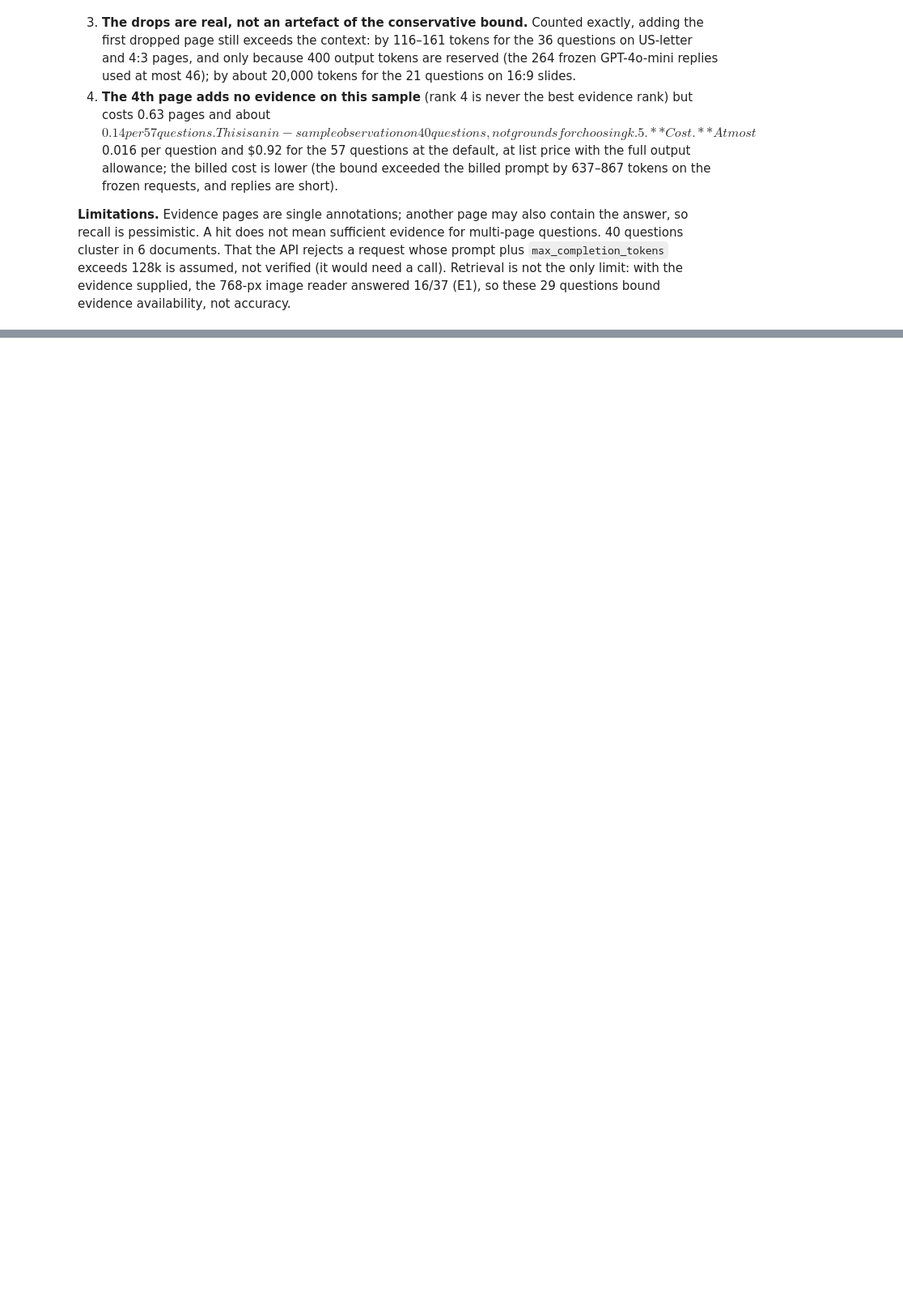
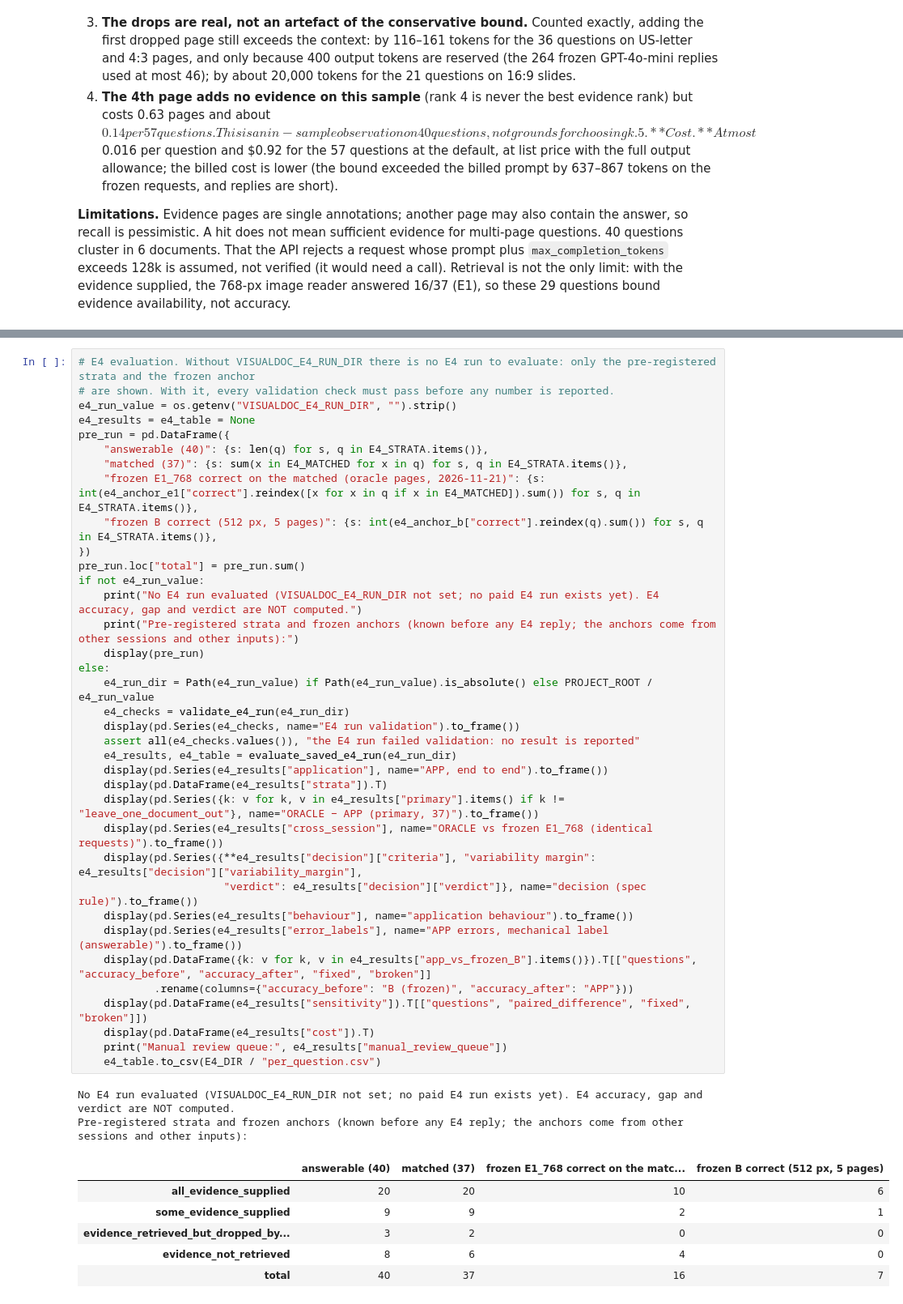
Before and after one commit to ROUSenghak/Multimodal-Document-Intelligence, a Jupyter notebook: notebooks/03_evaluation.ipynb, the cells around one changed output, grey strips where cells are left out. Shown at 81% size. Cells and saved outputs as stored; diff of their text form; blank space fills up the shorter version.

```diff
--- a/notebooks/03_evaluation.ipynb
+++ b/notebooks/03_evaluation.ipynb
@@ -3816,0 +4204,45 @@ Wrote 171 rows to data/processed/mmlongbench_doc/app_context/per_run.csv and dat
+# %%
+# E4 evaluation. Without VISUALDOC_E4_RUN_DIR there is no E4 run to evaluate: only the pre-registered strata and the frozen anchor
+# are shown. With it, every validation check must pass before any number is reported.
+e4_run_value = os.getenv("VISUALDOC_E4_RUN_DIR", "").strip()
+e4_results = e4_table = None
+pre_run = pd.DataFrame({
+    "answerable (40)": {s: len(q) for s, q in E4_STRATA.items()},
+    "matched (37)": {s: sum(x in E4_MATCHED for x in q) for s, q in E4_STRATA.items()},
+    "frozen E1_768 correct on the matched (oracle pages, 2026-11-21)": {s: int(e4_anchor_e1["correct"].reindex([x for x in q if x in E4_MATCHED]).sum()) for s, q in E4_STRATA.items()},
+    "frozen B correct (512 px, 5 pages)": {s: int(e4_anchor_b["correct"].reindex(q).sum()) for s, q in E4_STRATA.items()},
+})
+pre_run.loc["total"] = pre_run.sum()
+if not e4_run_value:
+    print("No E4 run evaluated (VISUALDOC_E4_RUN_DIR not set; no paid E4 run exists yet). E4 accuracy, gap and verdict are NOT computed.")
+    print("Pre-registered strata and frozen anchors (known before any E4 reply; the anchors come from other sessions and other inputs):")
+    display(pre_run)
+else:
+    e4_run_dir = Path(e4_run_value) if Path(e4_run_value).is_absolute() else PROJECT_ROOT / e4_run_value
+    e4_checks = validate_e4_run(e4_run_dir)
+    display(pd.Series(e4_checks, name="E4 run validation").to_frame())
+    assert all(e4_checks.values()), "the E4 run failed validation: no result is reported"
+    e4_results, e4_table = evaluate_saved_e4_run(e4_run_dir)
+    display(pd.Series(e4_results["application"], name="APP, end to end").to_frame())
+    display(pd.DataFrame(e4_results["strata"]).T)
+    display(pd.Series({k: v for k, v in e4_results["primary"].items() if k != "leave_one_document_out"}, name="ORACLE − APP (primary, 37)").to_frame())
+    display(pd.Series(e4_results["cross_session"], name="ORACLE vs frozen E1_768 (identical requests)").to_frame())
+    display(pd.Series({**e4_results["decision"]["criteria"], "variability margin": e4_results["decision"]["variability_margin"],
+                       "verdict": e4_results["decision"]["verdict"]}, name="decision (spec rule)").to_frame())
+    display(pd.Series(e4_results["behaviour"], name="application behaviour").to_frame())
+    display(pd.Series(e4_results["error_labels"], name="APP errors, mechanical label (answerable)").to_frame())
+    display(pd.DataFrame({k: v for k, v in e4_results["app_vs_frozen_B"].items()}).T[["questions", "accuracy_before", "accuracy_after", "fixed", "broken"]]
+            .rename(columns={"accuracy_before": "B (frozen)", "accuracy_after": "APP"}))
+    display(pd.DataFrame(e4_results["sensitivity"]).T[["questions", "paired_difference", "fixed", "broken"]])
+    display(pd.DataFrame(e4_results["cost"]).T)
+    print("Manual review queue:", e4_results["manual_review_queue"])
+    e4_table.to_csv(E4_DIR / "per_question.csv")
+# %% [output]
+No E4 run evaluated (VISUALDOC_E4_RUN_DIR not set; no paid E4 run exists yet). E4 accuracy, gap and verdict are NOT computed.
+Pre-registered strata and frozen anchors (known before any E4 reply; the anchors come from other sessions and other inputs):
+|  | answerable (40) | matched (37) | frozen E1_768 correct on the matc... | frozen B correct (512 px, 5 pages) |
+| all_evidence_supplied | 20 | 20 | 10 | 6 |
+| some_evidence_supplied | 9 | 9 | 2 | 1 |
+| evidence_retrieved_but_dropped_by... | 3 | 2 | 0 | 0 |
+| evidence_not_retrieved | 8 | 6 | 4 | 0 |
+| total | 40 | 37 | 16 | 7 |
```
Also changed, not shown: parts of 4 cells of this notebook, 4 other files.
